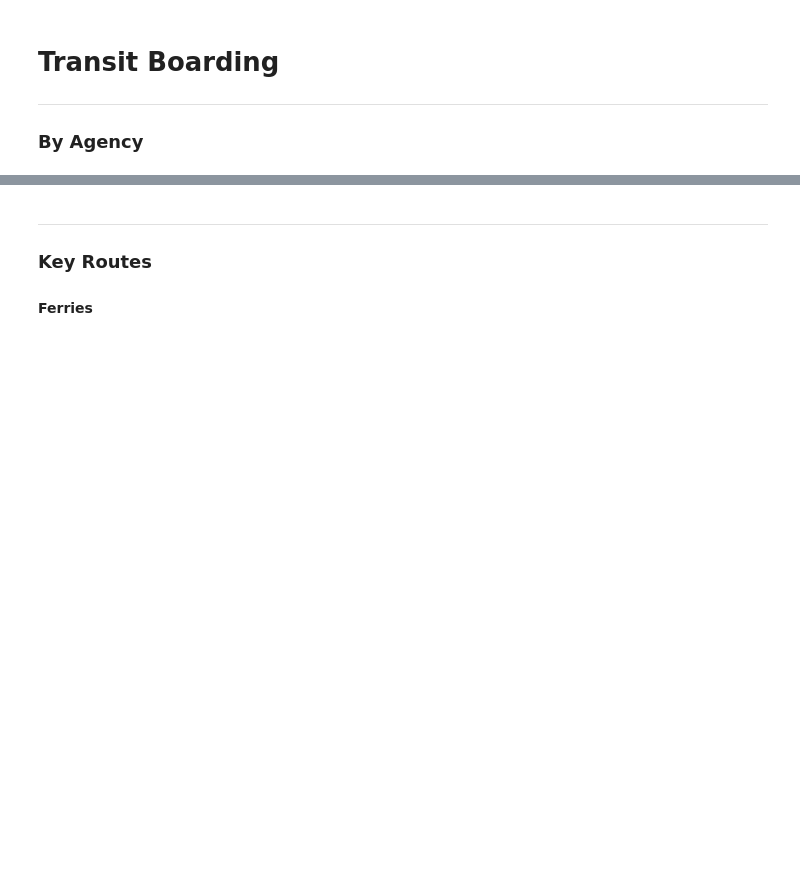
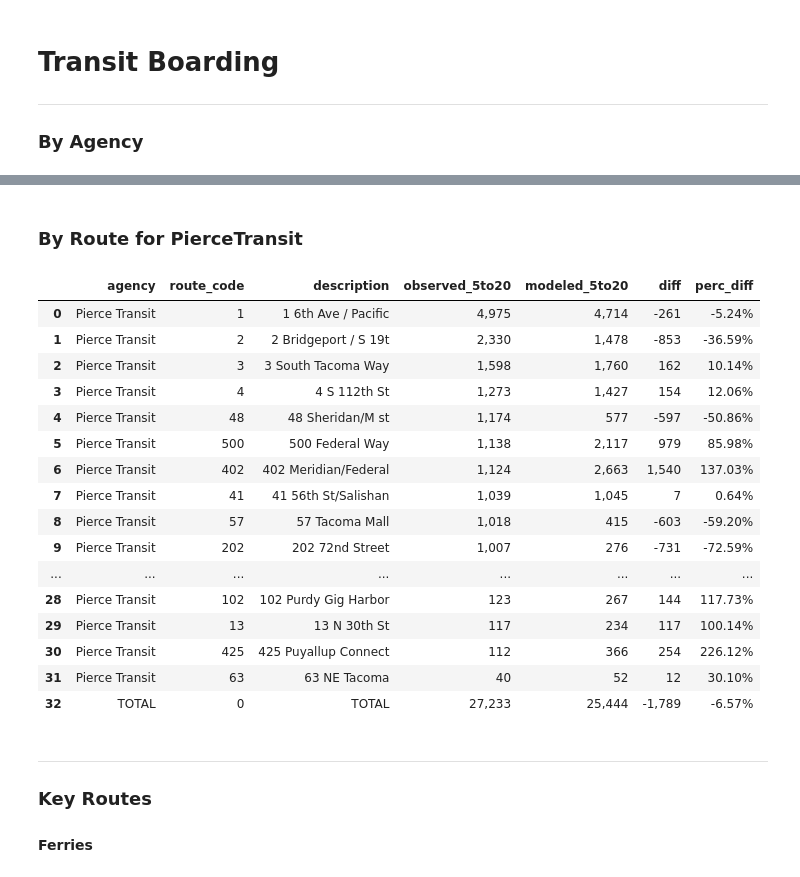
Before and after one commit to RSGInc/PierceCast, a Jupyter notebook: scripts/summarize/notebooks/validation/validation.ipynb, the cells around one changed output, grey strips where cells are left out. Saved outputs shown, nothing was run; the diff lists cells and outputs as text; code cells hidden in the pictures; blank space fills up the shorter version.

Commit message:
Updated calibrated coefficients and validation script

```diff
--- a/scripts/summarize/notebooks/validation/validation.ipynb
+++ b/scripts/summarize/notebooks/validation/validation.ipynb
@@ -409,3 +409,37 @@ df.set_index('agency').reindex(sorted_values)
+# %% [markdown]
+### By Route for PierceTransit
+# %%
+df = pd.read_csv(os.path.join(relative_path,'validation/') + 'daily_boardings_by_route.csv')
+df[['observed_5to20','modeled_5to20','diff']] = df[['observed_5to20','modeled_5to20','diff']].astype('float')
+df.drop(columns=['county'],inplace=True)
+df_piercetransit = df[df.agency=='Pierce Transit'].copy()
+df_piercetransit = df_piercetransit.sort_values('observed_5to20', ascending=False)
+df_piercetransit['route_code'] = df_piercetransit['route_code']-2000
+df_piercetransit = df_piercetransit.append(df_piercetransit.sum(numeric_only=True), ignore_index=True)
+df_piercetransit.at[df_piercetransit.index[-1], 'agency'] = 'TOTAL'
+df_piercetransit.at[df_piercetransit.index[-1], 'route_code'] = 0
+df_piercetransit.at[df_piercetransit.index[-1], 'description'] = 'TOTAL'
+df_piercetransit[['perc_diff']] = (df_piercetransit['diff']/df_piercetransit['observed_5to20']).values
+df_piercetransit[['perc_diff']] = df_piercetransit[['perc_diff']].applymap(format_percent)
+df_piercetransit
+# %% [output]
+|  | agency | route_code | description | observed_5to20 | modeled_5to20 | diff | perc_diff |
+| 0 | Pierce Transit | 1 | 1 6th Ave / Pacific | 4,975 | 4,714 | -261 | -5.24% |
+| 1 | Pierce Transit | 2 | 2 Bridgeport / S 19t | 2,330 | 1,478 | -853 | -36.59% |
+| 2 | Pierce Transit | 3 | 3 South Tacoma Way | 1,598 | 1,760 | 162 | 10.14% |
+| 3 | Pierce Transit | 4 | 4 S 112th St | 1,273 | 1,427 | 154 | 12.06% |
+| 4 | Pierce Transit | 48 | 48 Sheridan/M st | 1,174 | 577 | -597 | -50.86% |
+| 5 | Pierce Transit | 500 | 500 Federal Way | 1,138 | 2,117 | 979 | 85.98% |
+| 6 | Pierce Transit | 402 | 402 Meridian/Federal | 1,124 | 2,663 | 1,540 | 137.03% |
+| 7 | Pierce Transit | 41 | 41 56th St/Salishan | 1,039 | 1,045 | 7 | 0.64% |
+| 8 | Pierce Transit | 57 | 57 Tacoma Mall | 1,018 | 415 | -603 | -59.20% |
+| 9 | Pierce Transit | 202 | 202 72nd Street | 1,007 | 276 | -731 | -72.59% |
+| ... | ... | ... | ... | ... | ... | ... | ... |
+| 28 | Pierce Transit | 102 | 102 Purdy Gig Harbor | 123 | 267 | 144 | 117.73% |
+| 29 | Pierce Transit | 13 | 13 N 30th St | 117 | 234 | 117 | 100.14% |
+| 30 | Pierce Transit | 425 | 425 Puyallup Connect | 112 | 366 | 254 | 226.12% |
+| 31 | Pierce Transit | 63 | 63 NE Tacoma | 40 | 52 | 12 | 30.10% |
+| 32 | TOTAL | 0 | TOTAL | 27,233 | 25,444 | -1,789 | -6.57% |
 # %% [markdown]
 ----
 ### Key Routes
```
Also changed, not shown: parts of 50 cells of this notebook, 7 other files.
